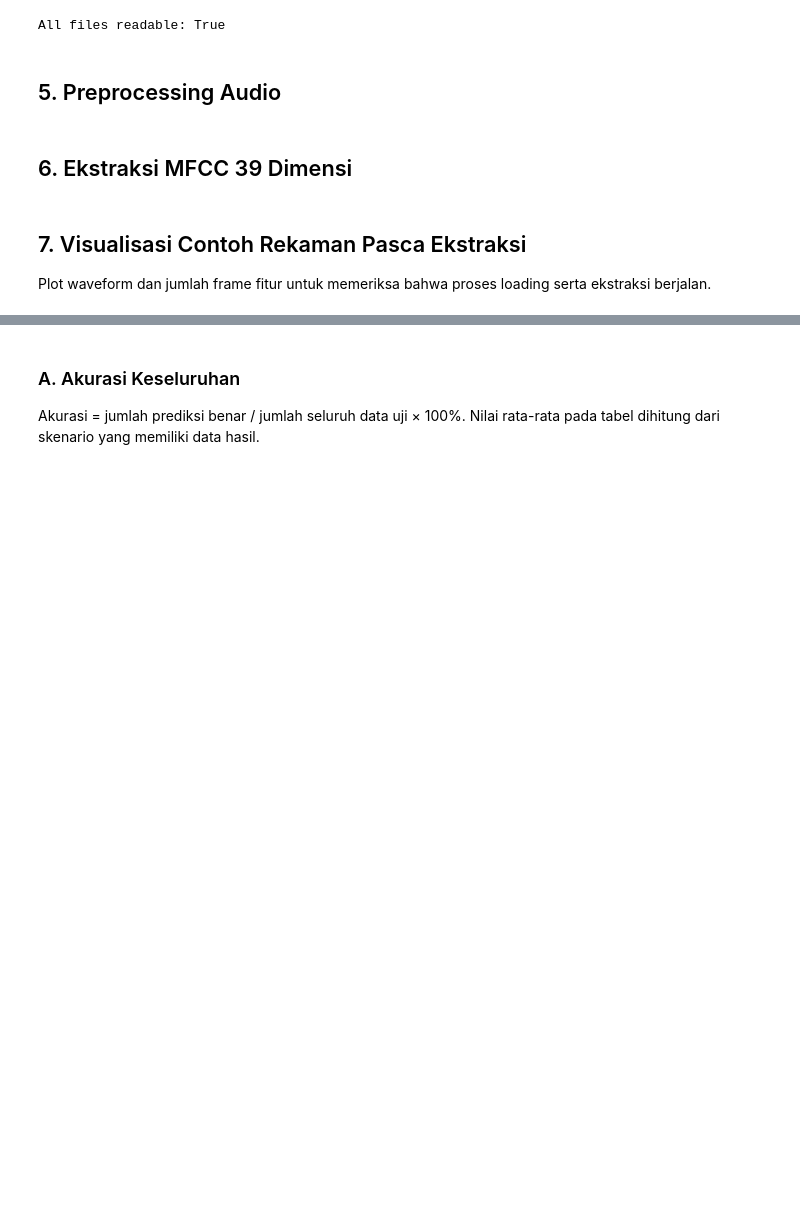
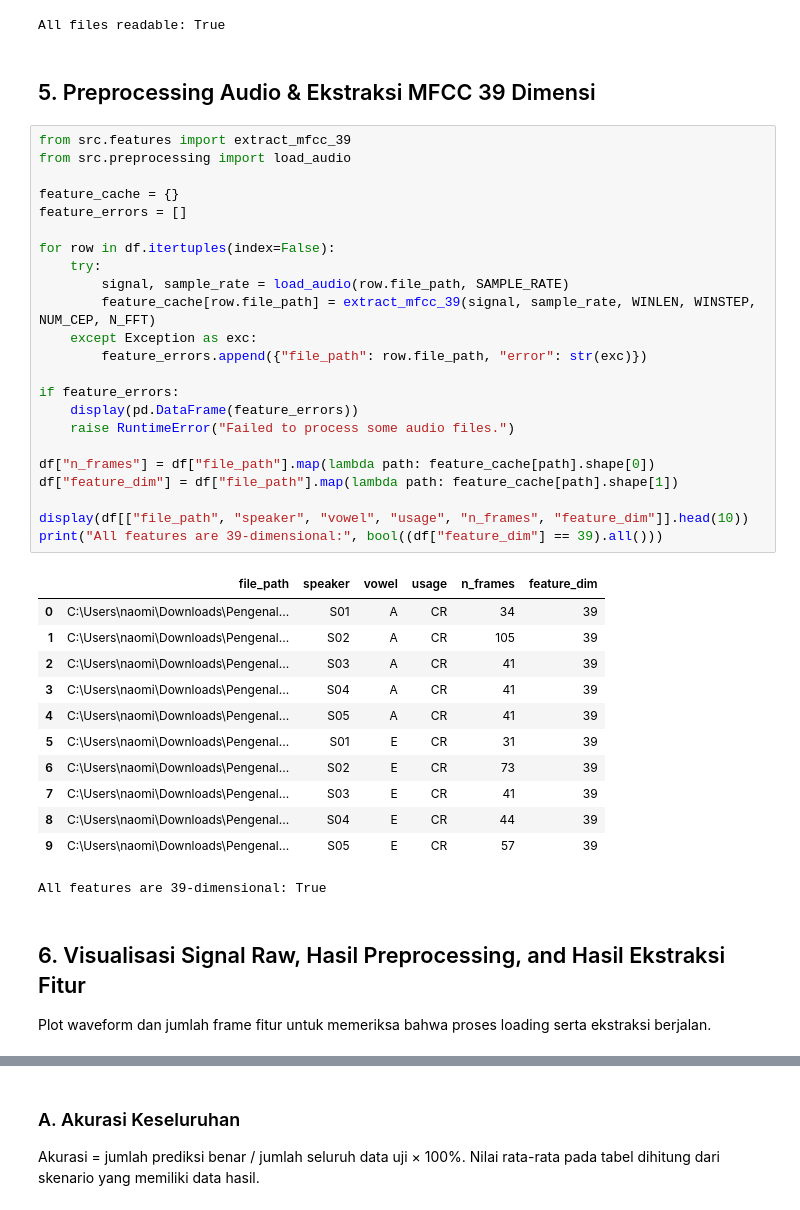
Before and after one commit to naomirisaka/Pengenalan_Vowel_Bahasa_Indonesia, a Jupyter notebook: main.ipynb, the cells around one changed output, grey strips where cells are left out. Saved outputs shown, nothing was run; the diff lists cells and outputs as text; blank space fills up the shorter version.

```diff
--- a/main.ipynb
+++ b/main.ipynb
@@ -184,10 +186,44 @@ print("All files readable:", bool(audio_info["readable"].all()))
 | 9 | C:\Users\naomi\Downloads\Pengenal... | 16000 | 1 | 2.207 | True |
 All files readable: True
 # %% [markdown]
-## 5. Preprocessing Audio
+## 5. Preprocessing Audio & Ekstraksi MFCC 39 Dimensi
-# %% [markdown]
-## 6. Ekstraksi MFCC 39 Dimensi
+# %%
+from src.features import extract_mfcc_39
+from src.preprocessing import load_audio
+
+feature_cache = {}
+feature_errors = []
+
+for row in df.itertuples(index=False):
+    try:
+        signal, sample_rate = load_audio(row.file_path, SAMPLE_RATE)
+        feature_cache[row.file_path] = extract_mfcc_39(signal, sample_rate, WINLEN, WINSTEP, NUM_CEP, N_FFT)
+    except Exception as exc:
+        feature_errors.append({"file_path": row.file_path, "error": str(exc)})
+
+if feature_errors:
+    display(pd.DataFrame(feature_errors))
+    raise RuntimeError("Failed to process some audio files.")
+
+df["n_frames"] = df["file_path"].map(lambda path: feature_cache[path].shape[0])
+df["feature_dim"] = df["file_path"].map(lambda path: feature_cache[path].shape[1])
+
+display(df[["file_path", "speaker", "vowel", "usage", "n_frames", "feature_dim"]].head(10))
+print("All features are 39-dimensional:", bool((df["feature_dim"] == 39).all()))
+# %% [output]
+|  | file_path | speaker | vowel | usage | n_frames | feature_dim |
+| 0 | C:\Users\naomi\Downloads\Pengenal... | S01 | A | CR | 34 | 39 |
+| 1 | C:\Users\naomi\Downloads\Pengenal... | S02 | A | CR | 105 | 39 |
+| 2 | C:\Users\naomi\Downloads\Pengenal... | S03 | A | CR | 41 | 39 |
+| 3 | C:\Users\naomi\Downloads\Pengenal... | S04 | A | CR | 41 | 39 |
+| 4 | C:\Users\naomi\Downloads\Pengenal... | S05 | A | CR | 41 | 39 |
+| 5 | C:\Users\naomi\Downloads\Pengenal... | S01 | E | CR | 31 | 39 |
+| 6 | C:\Users\naomi\Downloads\Pengenal... | S02 | E | CR | 73 | 39 |
+| 7 | C:\Users\naomi\Downloads\Pengenal... | S03 | E | CR | 41 | 39 |
+| 8 | C:\Users\naomi\Downloads\Pengenal... | S04 | E | CR | 44 | 39 |
+| 9 | C:\Users\naomi\Downloads\Pengenal... | S05 | E | CR | 57 | 39 |
+All features are 39-dimensional: True
 # %% [markdown]
-## 7. Visualisasi Contoh Rekaman Pasca Ekstraksi
+## 6. Visualisasi Signal Raw, Hasil Preprocessing, and Hasil Ekstraksi Fitur
 
 Plot waveform dan jumlah frame fitur untuk memeriksa bahwa proses loading serta ekstraksi berjalan.
```
Also changed, not shown: parts of 19 cells of this notebook.
